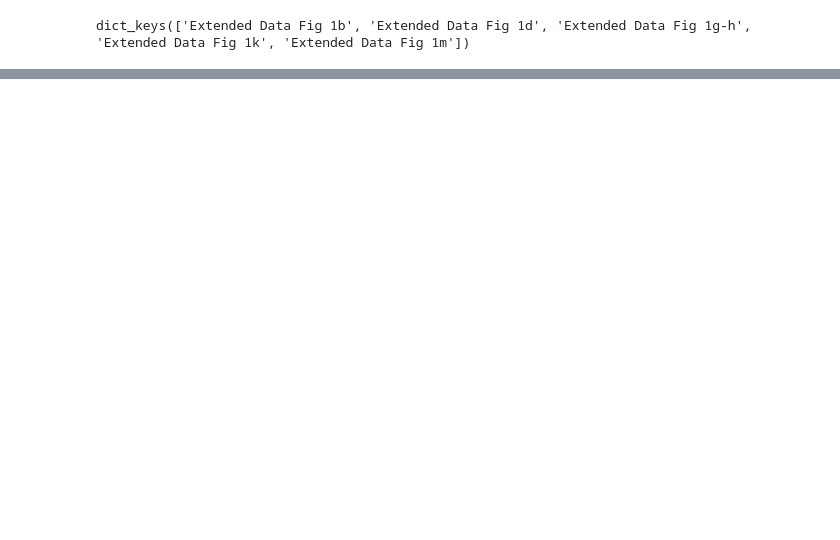
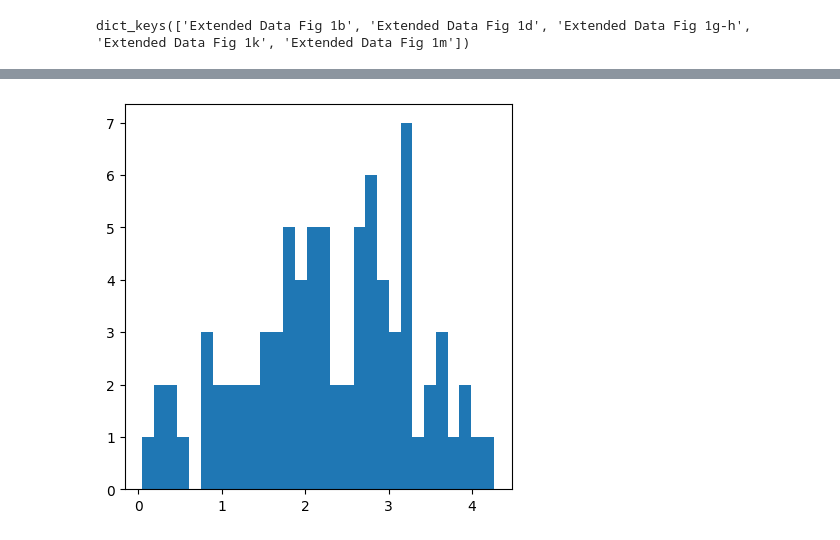
Before and after one commit to CadenBold/intestinal-omics, a Jupyter notebook: working.ipynb, the cells around one changed output, grey strips where cells are left out. Cells and saved outputs as stored; diff of their text form; code cells hidden in the pictures; blank space fills up the shorter version.

```diff
--- a/working.ipynb
+++ b/working.ipynb
@@ -89,0 +202,10 @@ plt.show()
+# %%
+# Let us take the log transform of the data
+# in order to better normalize and treat the data
+transcript_log = np.log2(transcript + 1)
+# %%
+plt.figure(figsize=(5,5))
+plt.hist(transcript_log.iloc[0],30)
+plt.show()
+# %% [output]
+[figure, added]
```
Also changed, not shown: parts of 29 cells of this notebook, 1 other file.
